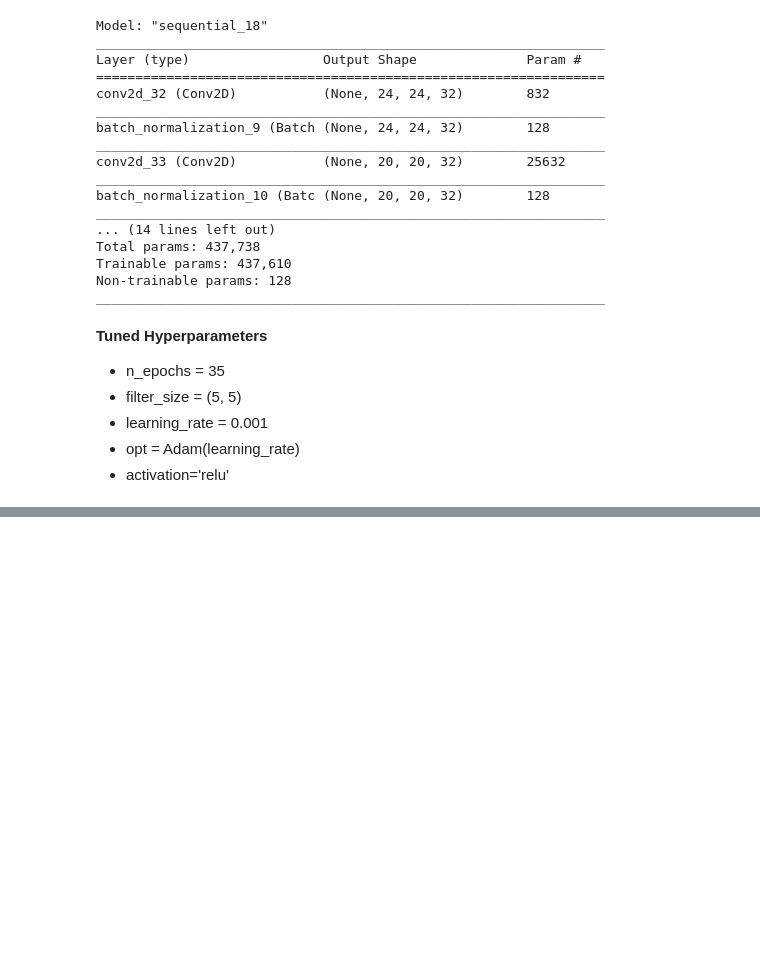
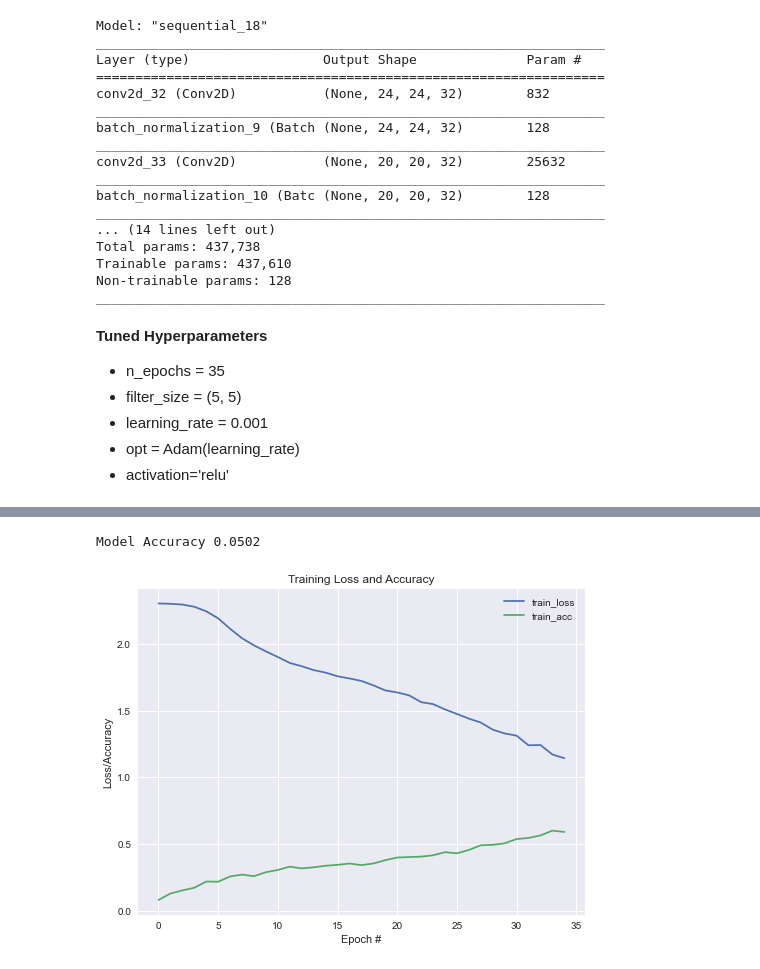
Before and after one commit to inqubate/vision_projects, a Jupyter notebook: notebooks/20201013_Team4_CNN_Saurav_Bakshi.ipynb, the cells around one changed output, grey strips where cells are left out. Drawn from its saved outputs; the diff is of its cells as text; code cells hidden in the pictures; blank space fills up the shorter version.

Commit message:
updated with Task 6

```diff
--- a/notebooks/20201013_Team4_CNN_Saurav_Bakshi.ipynb
+++ b/notebooks/20201013_Team4_CNN_Saurav_Bakshi.ipynb
@@ -1910,0 +2035,2 @@ _________________________________________________________________
+# %%
+class_types = ["0", "1", "2", "3", "4", "5", "6", "7", "8", "9"]
@@ -1910,0 +2719,14 @@ _________________________________________________________________
+# %%
+# Hyperparameters for Hypothesis T3_H7
+filter_size = (5, 5)
+activation = "sigmoid"
+# change the learning rate to 0.1
+learning_rate = 0.1
+opt = SGD(learning_rate)
+hidden_dense_units = 128
+batch_size = 128
+n_epochs = 5
+n_classes = len(class_types)
+metrics = ["accuracy"]
+loss = "categorical_crossentropy"
+n_epochs = 5
@@ -1910,0 +2770,27 @@ _________________________________________________________________
+# %%
+# to find out the accuracy score at epochs = 75
+n_epochs = 35
+filter_size = (5, 5)
+learning_rate = 0.001
+opt = Adam(learning_rate)
+activation='relu'
+# Task 4 model - baseline
+t4_model = Sequential()
+t4_model.add(Conv2D(32, filter_size, input_shape=(28, 28, 1), activation=activation))
+# adding a batch normalization layer before the second Conv2D
+t4_model.add(BatchNormalization(axis=-1))
+t4_model.add(Conv2D(32, filter_size, activation=activation))
+t4_model.add(BatchNormalization(axis=-1))
+t4_model.add(MaxPooling2D(pool_size=(2, 2)))
+t4_model.add(Dropout(0.25))
+
+t4_model.add(Flatten())
+t4_model.add(Dense(units=hidden_dense_units, activation=activation))
+t4_model.add(Flatten())
+t4_model.add(Dense(n_classes))
+t4_model.add(Activation("softmax"))
+
+t4_model.compile(loss=loss, optimizer=opt,
+            metrics=metrics)
+H = t4_model.fit(trainX, trainY,
+                   epochs=n_epochs, batch_size=batch_size)
@@ -1910,0 +2815,12 @@ _________________________________________________________________
+# %%
+# evaluate the network
+predictions = t4_model.predict(testX, batch_size=batch_size)
+acc_score = accuracy_score(testY.argmax(axis=1),
+                           predictions.argmax(axis=1))
+print(f"Model Accuracy {acc_score}")
+# %% [output]
+Model Accuracy 0.0502
+# %%
+plot_summary(H, n_epochs, valid=False)
+# %% [output]
+[figure, added]
```
Also changed, not shown: parts of 87 cells of this notebook, 1 other file.
